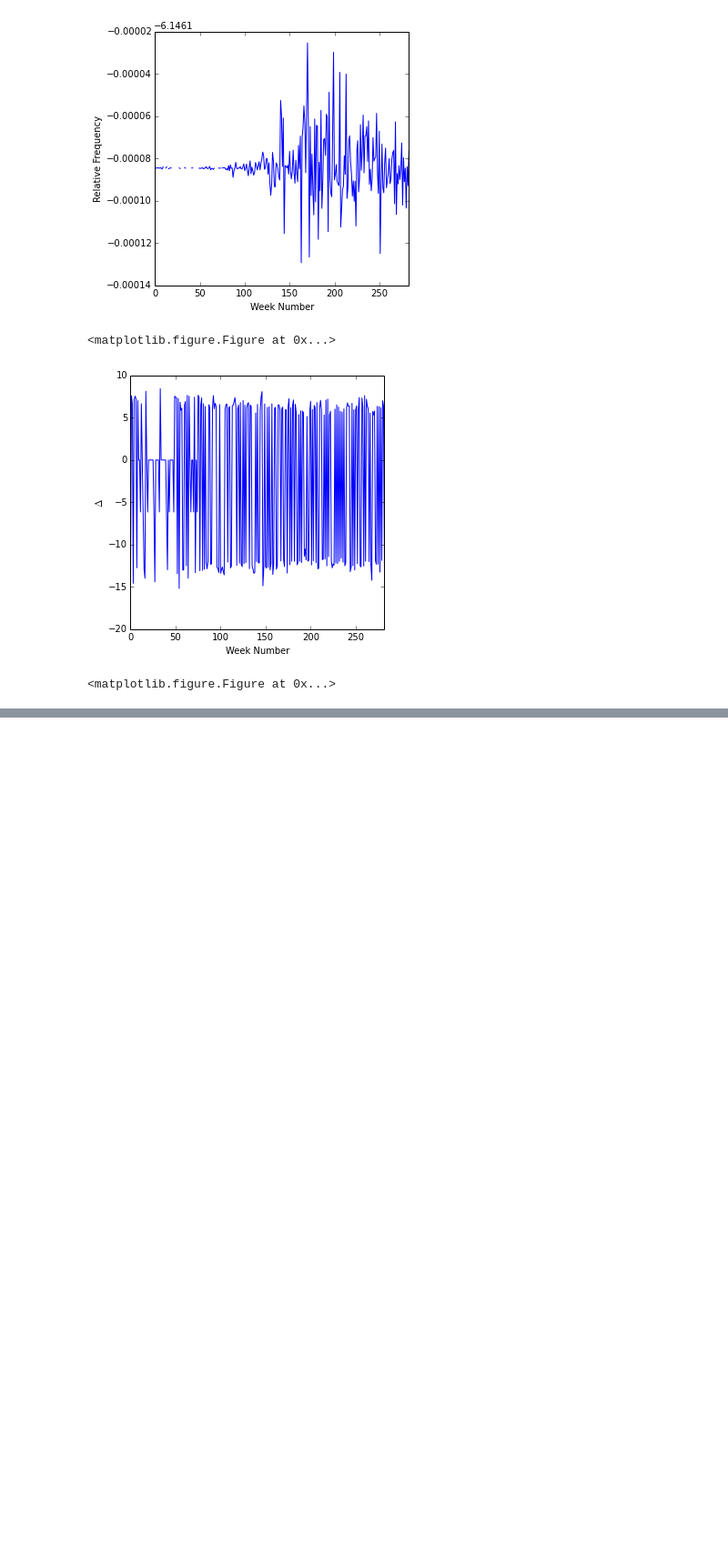
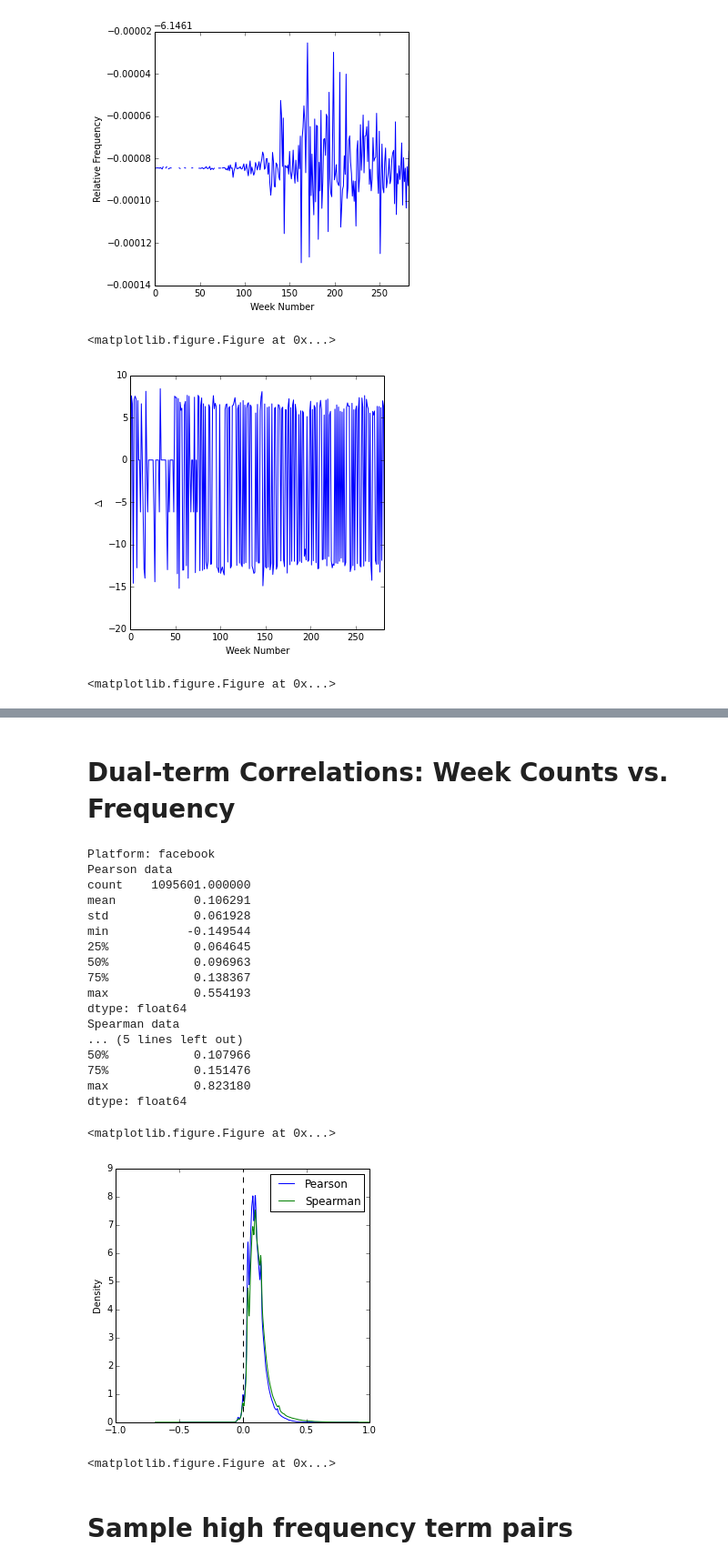
Before and after one commit to mattroweshow/StochFuse, a Jupyter notebook: notebooks/eda_stage1.ipynb, the cells around one changed output, grey strips where cells are left out. Shown at 91% size. Saved outputs shown, nothing was run; the diff lists cells and outputs as text; code cells hidden in the pictures; blank space fills up the shorter version.

```diff
--- a/notebooks/eda_stage1.ipynb
+++ b/notebooks/eda_stage1.ipynb
@@ -144,0 +199,65 @@ Platform: facebook
+# %% [markdown]
+# Dual-term Correlations: Week Counts vs. Frequency
+# %%
+# read in the correlation coefficient values from the local files - pearson and spearman
+def plot_correlation_coefficients(platform):
+    # get the pearson correlation coefficients
+    ccsPearson = []
+    with open('../data_files/' + str(platform) + '_dual_terms_pearson.tsv', 'rb') as csvfile:
+        reader = csv.reader(csvfile, delimiter='\t')
+        for row in reader:
+            if len(row) == 2:
+                ccsPearson.append(float(row[1]))
+    pearson_series = pd.Series(ccsPearson)
+    print "Pearson data"
+    print pearson_series.describe()
+
+    # get the spearman correlation coefficients
+    ccsSpearman = []
+    with open('../data_files/' + str(platform) + '_dual_terms_spearman.tsv', 'rb') as csvfile:
+        reader = csv.reader(csvfile, delimiter='\t')
+        for row in reader:
+            if len(row) == 2:
+                ccsSpearman.append(float(row[1]))
+    spearman_series = pd.Series(ccsSpearman)
+    print "Spearman data"
+    print spearman_series.describe()
+
+    df = pd.DataFrame({"Pearson": ccsPearson,
+                      "Spearman": ccsSpearman})
+
+    # plot the term-pairs occurrence frequencies
+    fig = plt.figure()
+    df.plot.density()
+    plt.axvline(x=0, c="black", ls="--")
+    plt.legend()
+    plt.xlim((-1, 1))
+    plt.show()
+    plt.clf()
+# %%
+for platform in platforms:
+    print "Platform: " + platform
+    plot_correlation_coefficients(platform)
+# %% [output]
+Platform: facebook
+Pearson data
+count    1095601.000000
+mean           0.106291
+std            0.061928
+min           -0.149544
+25%            0.064645
+50%            0.096963
+75%            0.138367
+max            0.554193
+dtype: float64
+Spearman data
+... (5 lines left out)
+50%            0.107966
+75%            0.151476
+max            0.823180
+dtype: float64
+<matplotlib.figure.Figure at 0x...>
+[figure, added]
+<matplotlib.figure.Figure at 0x...>
+# %% [markdown]
+# Sample high frequency term pairs
```
Also changed, not shown: parts of 7 cells of this notebook.
